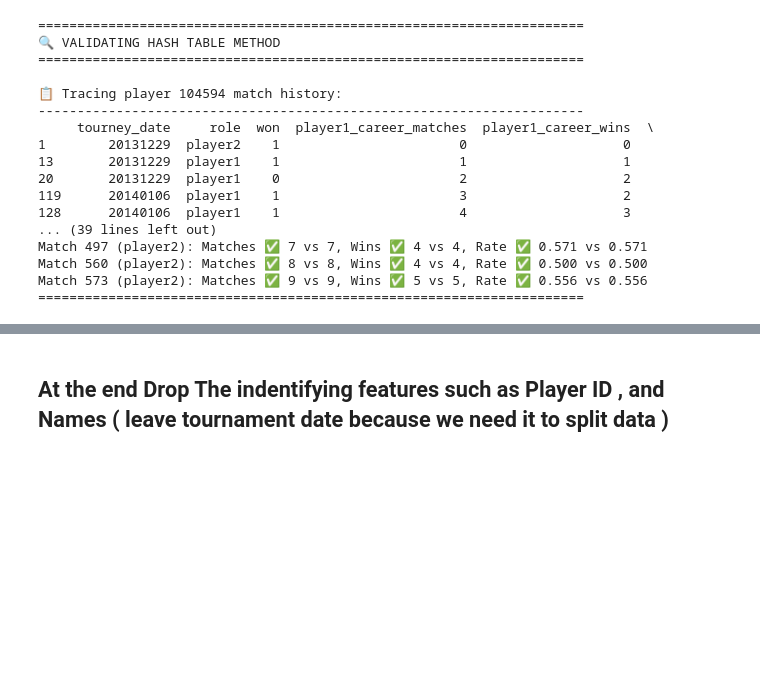
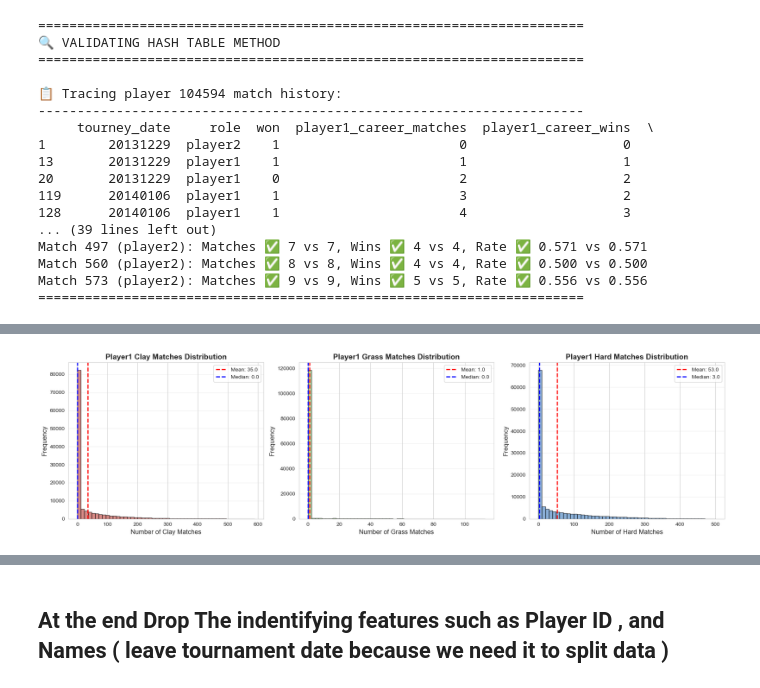
Before and after one commit to Ozayzay/Tennis-Data-Prediction-, a Jupyter notebook: notebooks/feature_engineering.ipynb, the cells around one changed output, grey strips where cells are left out. Saved outputs shown, nothing was run; the diff lists cells and outputs as text; code cells hidden in the pictures; blank space fills up the shorter version.

```diff
--- a/notebooks/feature_engineering.ipynb
+++ b/notebooks/feature_engineering.ipynb
@@ -740,8 +877,59 @@ For match on date X:
 # %%
-# Lets drop the unneeded columns
-need = ['tourney_date', 'surface_Clay', 'surface_Grass', 'surface_Hard', 'player1_id', 'player2_id', 'player1_won']
+import matplotlib.pyplot as plt
+import seaborn as sns
 
-df_surface = df[need].copy() # need to copy because there might be a "reference" and changes to the original df might affect the new one
+# Set style
+sns.set_style("whitegrid")
 
-df_surface.info()
+# Create figure with 3 subplots
+fig, axes = plt.subplots(1, 3, figsize=(18, 5))
+
+# Plot 1: Clay matches distribution
+axes[0].hist(df['player1_clay_matches'], bins=50, color='#C85A54', edgecolor='black', alpha=0.7)
+axes[0].set_title('Player1 Clay Matches Distribution', fontsize=14, fontweight='bold')
+axes[0].set_xlabel('Number of Clay Matches', fontsize=12)
+axes[0].set_ylabel('Frequency', fontsize=12)
+axes[0].axvline(df['player1_clay_matches'].mean(), color='red', linestyle='--', linewidth=2, label=f'Mean: {df["player1_clay_matches"].mean():.1f}')
+axes[0].axvline(df['player1_clay_matches'].median(), color='blue', linestyle='--', linewidth=2, label=f'Median: {df["player1_clay_matches"].median():.1f}')
+axes[0].legend()
+axes[0].grid(axis='y', alpha=0.3)
+
+# Plot 2: Grass matches distribution
+axes[1].hist(df['player1_grass_matches'], bins=50, color='#90C878', edgecolor='black', alpha=0.7)
+axes[1].set_title('Player1 Grass Matches Distribution', fontsize=14, fontweight='bold')
+axes[1].set_xlabel('Number of Grass Matches', fontsize=12)
+axes[1].set_ylabel('Frequency', fontsize=12)
+axes[1].axvline(df['player1_grass_matches'].mean(), color='red', linestyle='--', linewidth=2, label=f'Mean: {df["player1_grass_matches"].mean():.1f}')
+axes[1].axvline(df['player1_grass_matches'].median(), color='blue', linestyle='--', linewidth=2, label=f'Median: {df["player1_grass_matches"].median():.1f}')
+axes[1].legend()
+axes[1].grid(axis='y', alpha=0.3)
+
+# Plot 3: Hard matches distribution
+axes[2].hist(df['player1_hard_matches'], bins=50, color='#5A8FC8', edgecolor='black', alpha=0.7)
+axes[2].set_title('Player1 Hard Matches Distribution', fontsize=14, fontweight='bold')
+axes[2].set_xlabel('Number of Hard Matches', fontsize=12)
+axes[2].set_ylabel('Frequency', fontsize=12)
+axes[2].axvline(df['player1_hard_matches'].mean(), color='red', linestyle='--', linewidth=2, label=f'Mean: {df["player1_hard_matches"].mean():.1f}')
+axes[2].axvline(df['player1_hard_matches'].median(), color='blue', linestyle='--', linewidth=2, label=f'Median: {df["player1_hard_matches"].median():.1f}')
+axes[2].legend()
+axes[2].grid(axis='y', alpha=0.3)
+
+plt.tight_layout()
+plt.show()
+
+# Print summary statistics
+print("\n" + "="*70)
+print("SURFACE MATCH DISTRIBUTION SUMMARY")
+print("="*70)
+
+for surface in ['clay', 'grass', 'hard']:
+    col = f'player1_{surface}_matches'
+    print(f"\n{surface.upper()} Matches:")
+    print(f"  Mean:   {df[col].mean():.2f}")
+    print(f"  Median: {df[col].median():.2f}")
+    print(f"  Std:    {df[col].std():.2f}")
+    print(f"  Min:    {df[col].min():.0f}")
+    print(f"  Max:    {df[col].max():.0f}")
+    print(f"  % with 0 matches: {(df[col] == 0).sum() / len(df) * 100:.1f}%")
 # %% [output]
+[figure, added]
```
Also changed, not shown: parts of 9 cells of this notebook.
